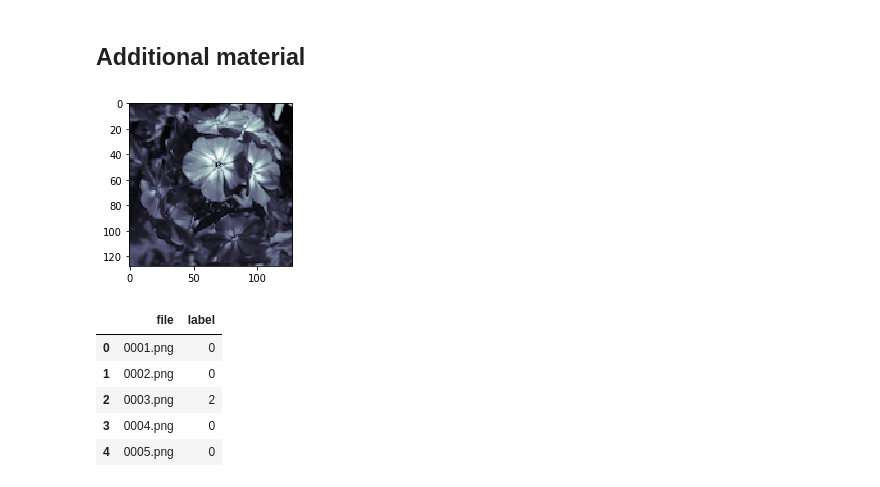
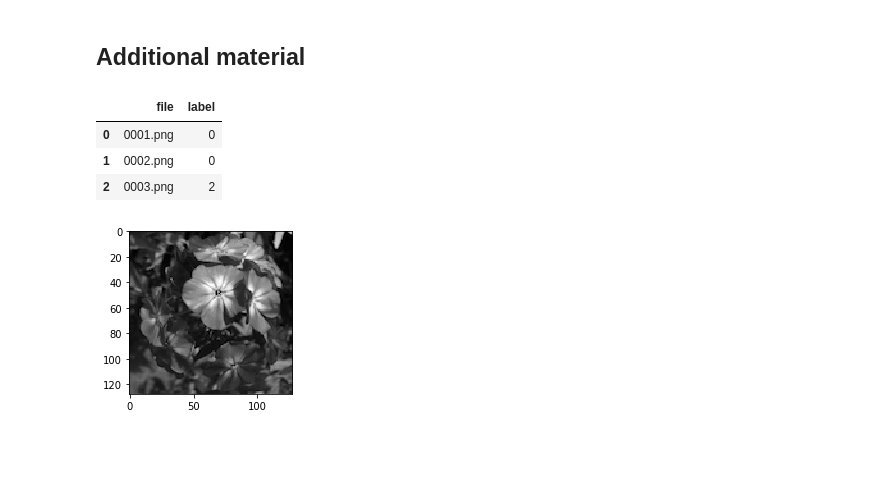
Before and after one commit to OlgaBelitskaya/instagram, a Jupyter notebook: instagram_python.ipynb, the cells around one changed output. Drawn from its saved outputs; the diff is of its cells as text; code cells hidden in the pictures; blank space fills up the shorter version.

```diff
--- a/instagram_python.ipynb
+++ b/instagram_python.ipynb
@@ -125,0 +134,25 @@ accuracy: 99.58%
+# %%
+import numpy, pandas, h5py
+from tqdm import tqdm
+from keras.preprocessing import image as keras_image
+# path to the folder with photos
+path = "../deep_learning_projects/DL_PP2/data/"
+# csv file with the mapping "file names -> labels"
+data = pandas.read_csv(path+"letters.csv")
+# function for converting every image into an array
+def image_to_tensor(file,size):
+    img = keras_image.load_img(path+file,target_size=(size,size))
+    img = keras_image.img_to_array(img)
+    return numpy.expand_dims(img,axis=0)
+# function for converting all images in the folder
+def folder_to_tensor(folder_path,size):
+    tensors = numpy.vstack([image_to_tensor(file,size) for file in tqdm(folder_path)])
+    return tensors.astype('float32')/255
+
+images = folder_to_tensor(data['file'],32);
+# mapping "image tensor -> csv data" in one file
+with h5py.File('LetterColorData.h5', 'w') as f:
+    f.create_dataset('images', data=images)
+    f.create_dataset('labels', data=data['label'].values)
+    f.create_dataset('backgrounds', data=data['background'].values)
+    f.close()
@@ -126,19 +189,17 @@ accuracy: 99.58%
 # %% [markdown]
 ## Additional material
-# %%
-grey_img = img[...,1]
-fig = pylab.figure(figsize=(3,3)); ax = fig.add_subplot(111)
-ax.imshow(grey_img,cmap=pylab.cm.bone);
-# %% [output]
-[figure, removed]
-# %%
-import pandas
-data = pandas.read_csv("../deep_learning_projects/DL_PP0/data/flower_images/flower_labels.csv")
-data.head()
-# %% [output]
-|  | file | label |
-| 0 | 0001.png | 0 |
-| 1 | 0002.png | 0 |
-| 2 | 0003.png | 2 |
-| 3 | 0004.png | 0 |
-| 4 | 0005.png | 0 |
+# %%
+import pylab, keras, pandas
+from keras.preprocessing import image as keras_image
+path = "../deep_learning_projects/DL_PP0/data/flower_images/"; file='0001.png'
+s=128; img = keras_image.load_img(path+file,target_size=(s,s))
+img = keras_image.img_to_array(img)/255; grey_img = img[...,1]
+fig = pylab.figure(figsize=(3,3)); ax = fig.add_subplot(111)
+ax.imshow(grey_img,cmap=pylab.cm.binary_r)
+data = pandas.read_csv(path+"flower_labels.csv"); data.head(3)
+# %% [output]
+|  | file | label |
+| 0 | 0001.png | 0 |
+| 1 | 0002.png | 0 |
+| 2 | 0003.png | 2 |
+[figure, added]
```
Also changed, not shown: parts of 5 cells of this notebook.
